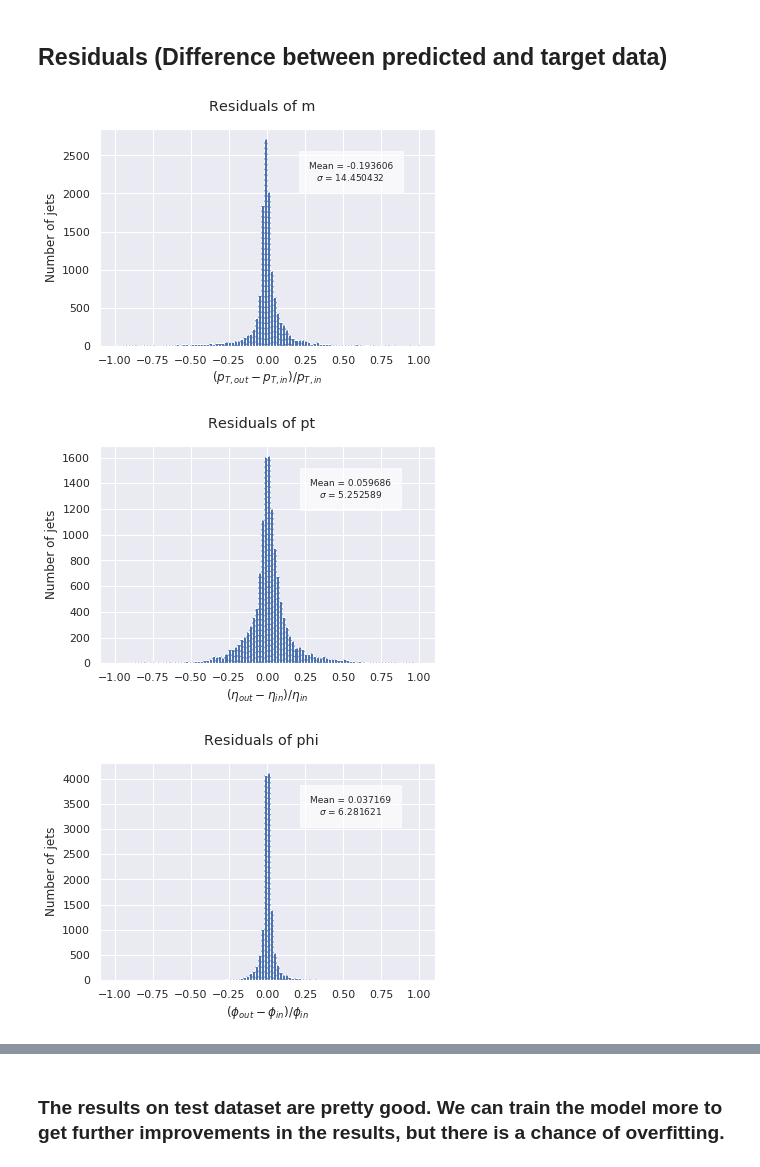
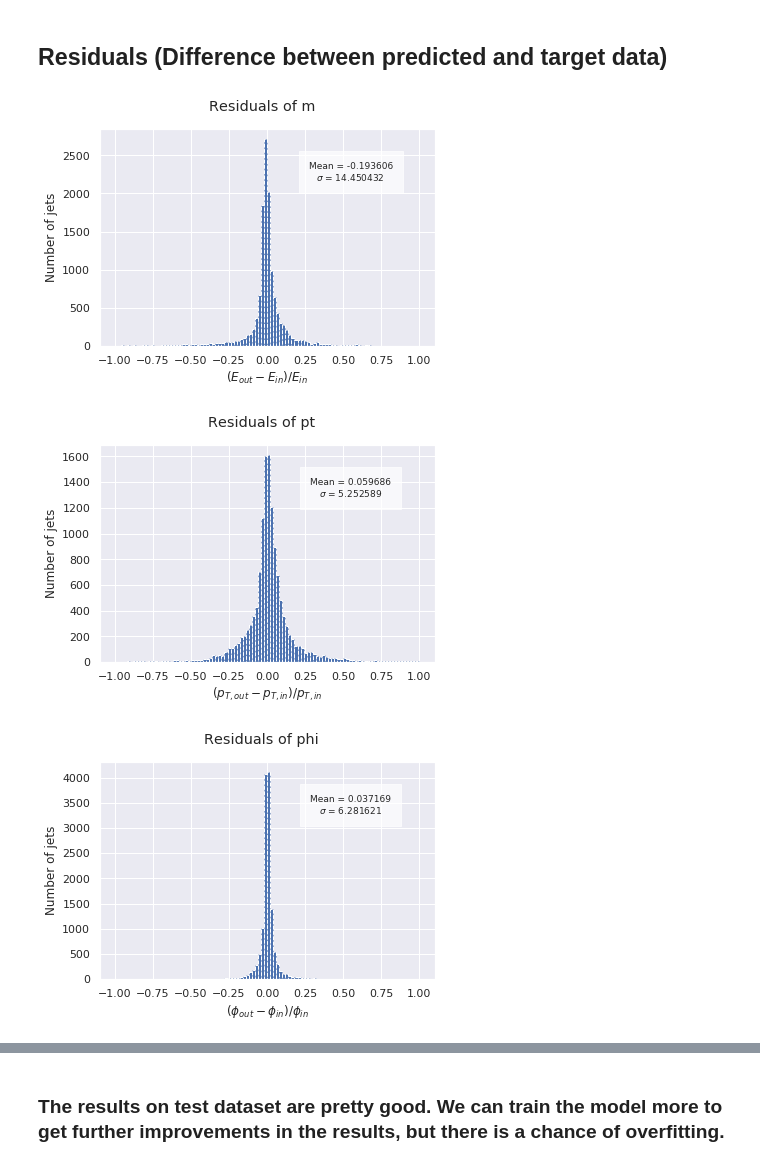
Before and after one commit to ATLAS-Autoencoders-GSoC-2020-Closed/gsoc-assignment-prabh27, a Jupyter notebook: autoencoder_4D.ipynb, the cells around one changed output, grey strips where cells are left out. Cells and saved outputs as stored; diff of their text form; code cells hidden in the pictures.

```diff
--- a/autoencoder_4D.ipynb
+++ b/autoencoder_4D.ipynb
@@ -148,14 +148,16 @@ markers = ['*', 's']
 
 # Histograms
 alpha = 1
-n_bins = 50
+n_bins = 100
 for i in np.arange(4):
     plt.figure(i + 4)
-    n_hist_data, bin_edges, _ = plt.hist(combined_data.iloc[:,i], color=colors[1], label='Input', alpha=alpha, bins=n_bins)
+    n_hist_data, bin_edges, _ = plt.hist(combined_data.iloc[:,i], color=colors[1],
+                                         label='Input', alpha=alpha, bins=n_bins)
     plt.suptitle(test.columns[i])
     plt.xlabel(variable_list[i] + ' ' + unit_list[i])
     plt.ylabel('Number of events')
     plt.legend()
     fig_name = 'train_data_hist_%s' % train.columns[i]
+    plt.xticks(rotation=30) # Rotate labels to avoid overlapping labels.
     plt.savefig(figures_folder + fig_name)
 # %% [output]
@@ -487,40 +489,41 @@ residuals = (predictions - target) / (target)
 residuals_mean = residuals.mean(dim=0)
 residuals_std = residuals.std(dim=0)
 # %%
-residual_strings = [r'$(p_{T,out} - p_{T,in}) / p_{T,in}$',
-                        r'$(\eta_{out} - \eta_{in}) / \eta_{in}$',
+residual_strings = [r'$(E_{out} - E_{in}) / E_{in}$',
+                        r'$(p_{T,out} - p_{T,in}) / p_{T,in}$',
                         r'$(\phi_{out} - \phi_{in}) / \phi_{in}$',
-                        r'$(E_{out} - E_{in}) / E_{in}$']
+                        r'$(\eta_{out} - \eta_{in}) / \eta_{in}$']
+
 epsilon = 0
 
 range = (-1, 1)
 
 # Histograms
 for i in np.arange(4):
     plt.figure()
     n_hist_pred, bin_edges, _ = plt.hist(
                                 residuals[:, i],
                                 label='Residuals',
                                 linestyle=line_style[0],
                                 alpha=alpha,
                                 bins=100,
                                 range=range)
     plt.suptitle('Residuals of %s' % train.columns[i])
     plt.xlabel(residual_strings[i])  # (train.columns[kk], train.columns[kk], train.columns[kk]))
     plt.ylabel('Number of jets')
 
     std = residuals_std[i]
     mean = residuals_mean[i]
 
     ax = plt.gca()
     plt.text(.75, .8, 'Mean = %f\n$\sigma$ = %f' % (mean, std),
              bbox={'facecolor': 'white', 'alpha': 0.7, 'pad': 10},
              horizontalalignment='center', verticalalignment='center',
              transform=ax.transAxes, fontsize=9)
 
     fig_name = 'residual_%s' % train.columns[i]
     plt.savefig(figures_folder + fig_name)
 # %% [output]
-[figure, old version]
+[figure, new version]
-[figure, old version]
+[figure, new version]
 [figure]
```
Also changed, not shown: parts of 2 cells of this notebook.
